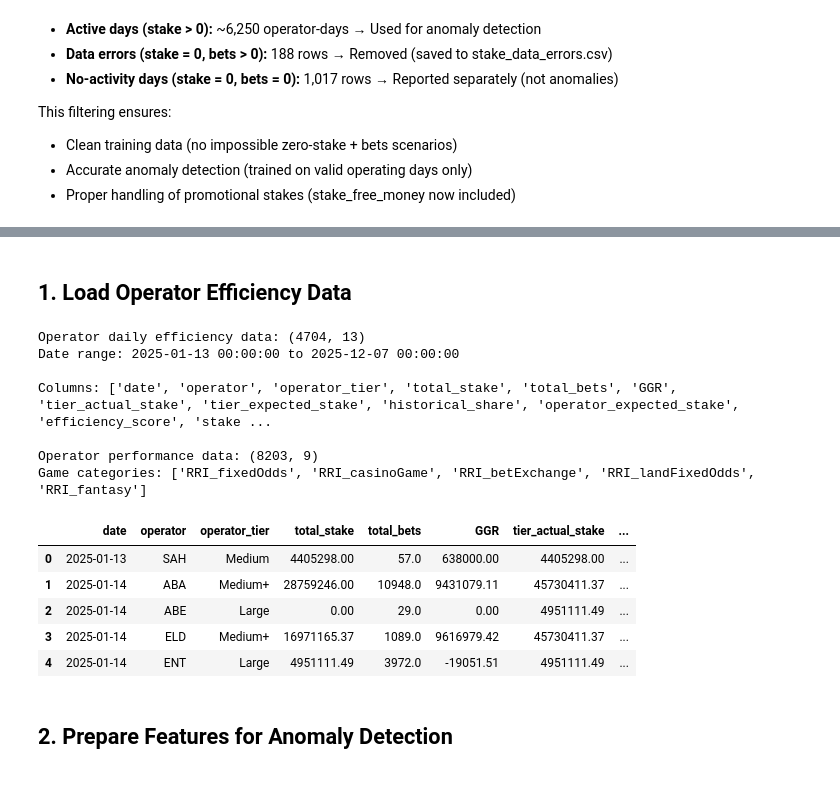
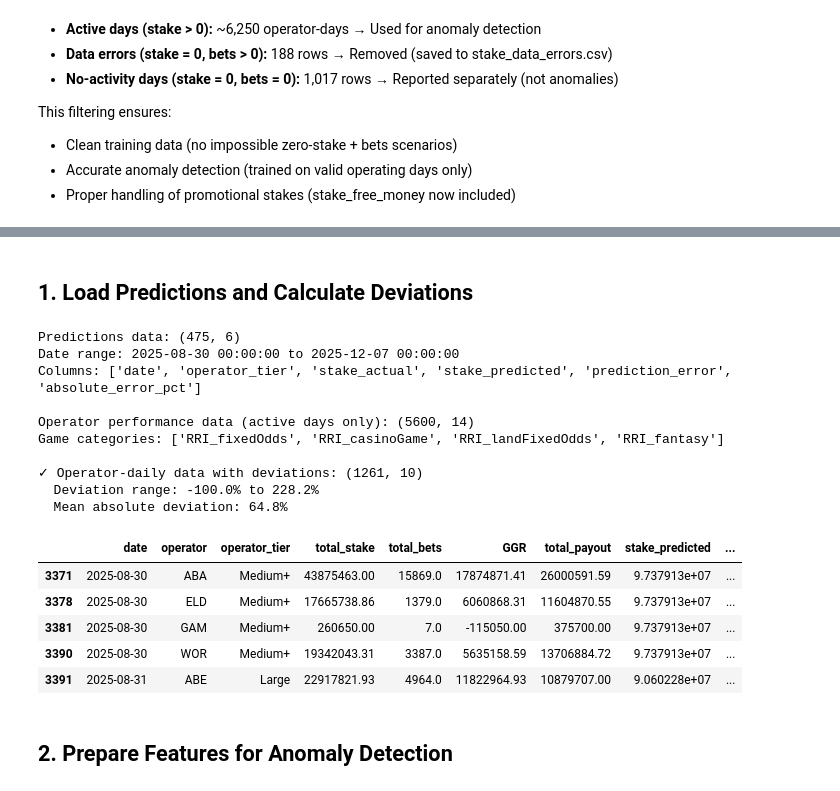
Before and after one commit to TAUFEEQ1/gaming-analytics, a Jupyter notebook: lgrb-preliminaries/stake_anomaly_detection.ipynb, the cells around one changed output, grey strips where cells are left out. Saved outputs shown, nothing was run; the diff lists cells and outputs as text; code cells hidden in the pictures.

```diff
--- a/lgrb-preliminaries/stake_anomaly_detection.ipynb
+++ b/lgrb-preliminaries/stake_anomaly_detection.ipynb
@@ -113,47 +126,66 @@ ValueError: Missing required columns: ['no_of_bets']
 # %% [markdown]
-## 1. Load Operator Efficiency Data
+## 1. Load Predictions and Calculate Deviations
 # %%
-# Load operator efficiency daily data (includes predictions and deviations from forecasting models)
-# NOTE: This file should be generated AFTER running updated stake_forecasting_models.ipynb
-#       which includes stake_free_money and zero-stake filtering
-operator_daily = pd.read_parquet('warehouse/data/operator_efficiency_daily.parquet')
+# Load predictions from forecasting models (generated with zero-filtering)
+predictions = pd.read_parquet('warehouse/data/stake_predictions.parquet')
 
-# Load original operator performance data for game_category (filtered to active days)
+# Load actuals from operator performance data (filtered to active days)
 operator_perf = pd.read_parquet('warehouse/data/operator_performance.parquet')
 operator_perf = operator_perf[operator_perf['total_stake'] > 0]  # Use active days only
 
-print(f"Operator daily efficiency data: {operator_daily.shape}")
-print(f"Date range: {operator_daily['date'].min()} to {operator_daily['date'].max()}")
-print(f"\nColumns: {operator_daily.columns.tolist()}")
+print(f"Predictions data: {predictions.shape}")
+print(f"Date range: {predictions['date'].min()} to {predictions['date'].max()}")
+print(f"Columns: {predictions.columns.tolist()}")
 
 print(f"\nOperator performance data (active days only): {operator_perf.shape}")
 print(f"Game categories: {operator_perf['game_category'].unique().tolist()}")
 
-# Verify this data includes stake_free_money
-if 'stake_free_money' in operator_perf.columns:
-    print(f"\n✓ stake_free_money column present")
-    print(f"  Total stake_real_money: UGX {operator_perf['stake_real_money'].sum():,.0f}")
-    print(f"  Total stake_free_money: UGX {operator_perf['stake_free_money'].sum():,.0f}")
-    print(f"  Free money percentage: {(operator_perf['stake_free_money'].sum() / operator_perf['total_stake'].sum() * 100):.3f}%")
-else:
-    print("\n⚠️  WARNING: stake_free_money column not found!")
-    print("   Please re-run stake_forecasting_models.ipynb with updated data first.")
+# Aggregate actuals to operator-day level (to match predictions which are at tier-daily level)
+# We need to get back to operator-day by joining with tier assignments
+operator_daily_actuals = operator_perf.groupby(['date', 'operator', 'operator_tier']).agg({
+    'total_stake': 'sum',
+    'total_bets': 'sum',
+    'GGR': 'sum',
+    'total_payout': 'sum'
+}).reset_index()
+
+# Get tier predictions (predictions are at tier-daily level)
+# Expand to operator level by assigning each operator its tier's prediction
+operator_daily = operator_daily_actuals.merge(
+    predictions[['date', 'operator_tier', 'stake_predicted']],
+    on=['date', 'operator_tier'],
+    how='left'
+)
+
+# Calculate stake deviations
+operator_daily['stake_deviation'] = operator_daily['total_stake'] - operator_daily['stake_predicted']
+operator_daily['stake_deviation_pct'] = (operator_daily['stake_deviation'] / operator_daily['stake_predicted']) * 100
+
+# Handle any missing predictions
+operator_daily = operator_daily.dropna(subset=['stake_predicted'])
+
+print(f"\n✓ Operator-daily data with deviations: {operator_daily.shape}")
+print(f"  Deviation range: {operator_daily['stake_deviation_pct'].min():.1f}% to {operator_daily['stake_deviation_pct'].max():.1f}%")
+print(f"  Mean absolute deviation: {operator_daily['stake_deviation_pct'].abs().mean():.1f}%")
 
 operator_daily.head()
 # %% [output]
-Operator daily efficiency data: (4704, 13)
-Date range: 2025-01-13 00:00:00 to 2025-12-07 00:00:00
+Predictions data: (475, 6)
+Date range: 2025-08-30 00:00:00 to 2025-12-07 00:00:00
+Columns: ['date', 'operator_tier', 'stake_actual', 'stake_predicted', 'prediction_error', 'absolute_error_pct']
 
-Columns: ['date', 'operator', 'operator_tier', 'total_stake', 'total_bets', 'GGR', 'tier_actual_stake', 'tier_expected_stake', 'historical_share', 'operator_expected_stake', 'efficiency_score', 'stake ...
+Operator performance data (active days only): (5600, 14)
+Game categories: ['RRI_fixedOdds', 'RRI_casinoGame', 'RRI_landFixedOdds', 'RRI_fantasy']
 
-Operator performance data: (8203, 9)
-Game categories: ['RRI_fixedOdds', 'RRI_casinoGame', 'RRI_betExchange', 'RRI_landFixedOdds', 'RRI_fantasy']
+✓ Operator-daily data with deviations: (1261, 10)
+  Deviation range: -100.0% to 228.2%
+  Mean absolute deviation: 64.8%
-|  | date | operator | operator_tier | total_stake | total_bets | GGR | tier_actual_stake | ... |
-| 0 | 2025-01-13 | SAH | Medium | 4405298.00 | 57.0 | 638000.00 | 4405298.00 | ... |
-| 1 | 2025-01-14 | ABA | Medium+ | 28759246.00 | 10948.0 | 9431079.11 | 45730411.37 | ... |
-| 2 | 2025-01-14 | ABE | Large | 0.00 | 29.0 | 0.00 | 4951111.49 | ... |
-| 3 | 2025-01-14 | ELD | Medium+ | 16971165.37 | 1089.0 | 9616979.42 | 45730411.37 | ... |
-| 4 | 2025-01-14 | ENT | Large | 4951111.49 | 3972.0 | -19051.51 | 4951111.49 | ... |
+|  | date | operator | operator_tier | total_stake | total_bets | GGR | total_payout | stake_predicted | ... |
+| 3371 | 2025-08-30 | ABA | Medium+ | 43875463.00 | 15869.0 | 17874871.41 | 26000591.59 | 9.737913e+07 | ... |
+| 3378 | 2025-08-30 | ELD | Medium+ | 17665738.86 | 1379.0 | 6060868.31 | 11604870.55 | 9.737913e+07 | ... |
+| 3381 | 2025-08-30 | GAM | Medium+ | 260650.00 | 7.0 | -115050.00 | 375700.00 | 9.737913e+07 | ... |
+| 3390 | 2025-08-30 | WOR | Medium+ | 19342043.31 | 3387.0 | 5635158.59 | 13706884.72 | 9.737913e+07 | ... |
+| 3391 | 2025-08-31 | ABE | Large | 22917821.93 | 4964.0 | 11822964.93 | 10879707.00 | 9.060228e+07 | ... |
 # %% [markdown]
 ## 2. Prepare Features for Anomaly Detection
 # %%
```
Also changed, not shown: parts of 13 cells of this notebook, 9 other files.
